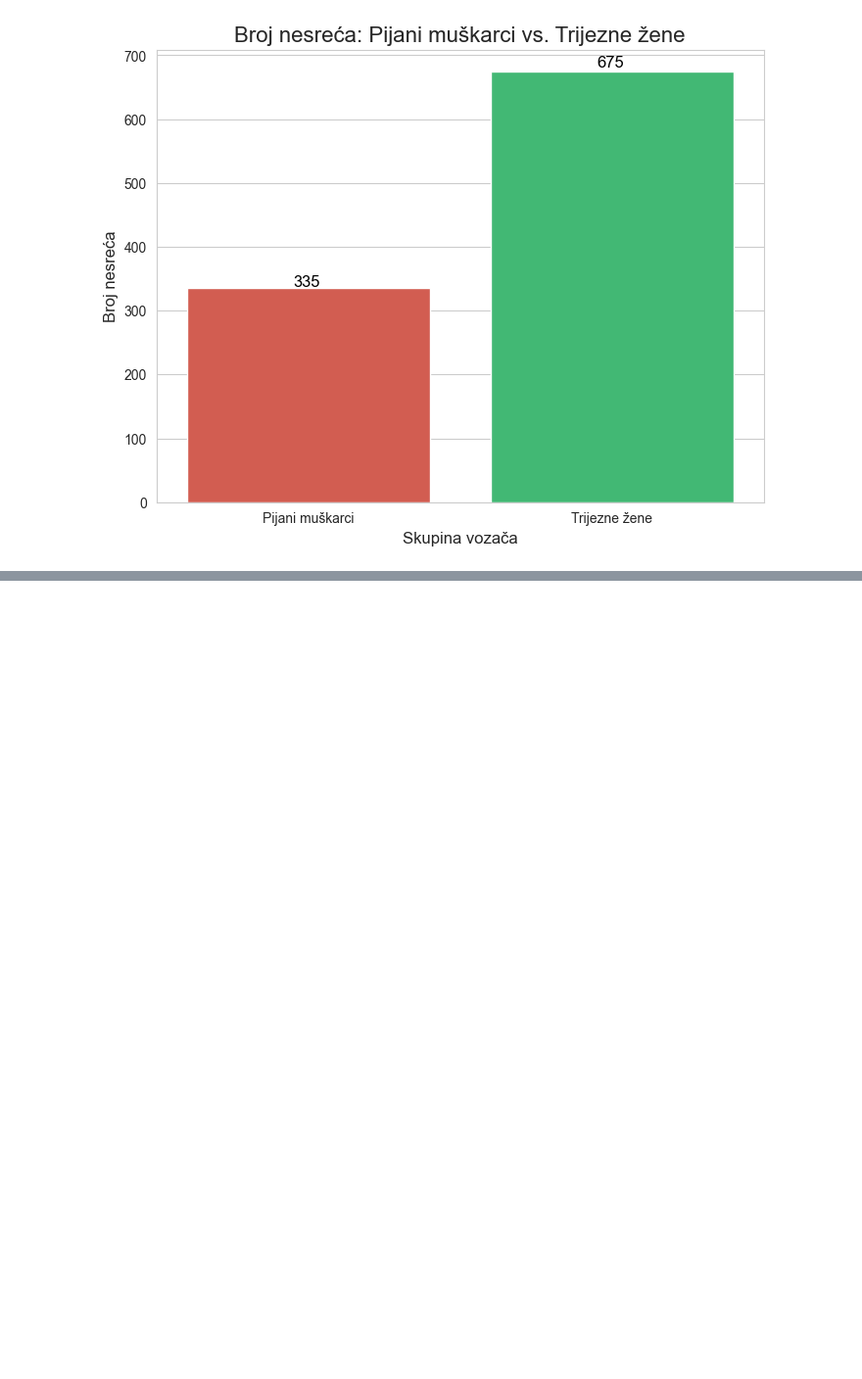
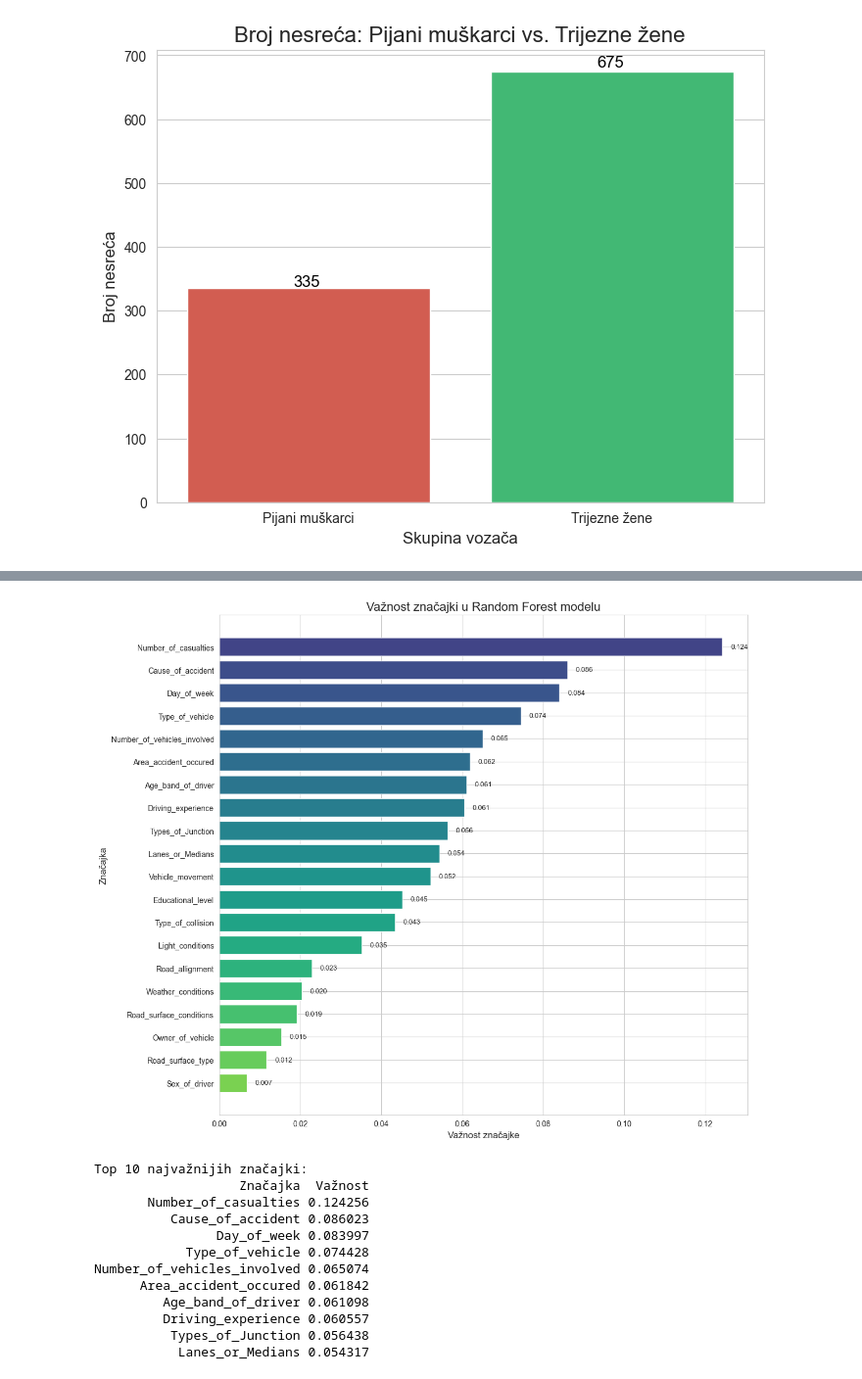
Before and after one commit to ninom5/UUPZ, a Jupyter notebook: pr4.ipynb, the cells around one changed output, grey strips where cells are left out. Shown at 98% size. Cells and saved outputs as stored; diff of their text form; code cells hidden in the pictures; blank space fills up the shorter version.

```diff
--- a/pr4.ipynb
+++ b/pr4.ipynb
@@ -618,0 +868,41 @@ Passing `palette` without assigning `hue` is deprecated and will be removed in v
+# %%
+# Važnost značajki (Feature Importance)
+feature_importance = pd.DataFrame({
+    'Značajka': df_encoded.columns,
+    'Važnost': rf_model.feature_importances_
+}).sort_values('Važnost', ascending=False)
+
+plt.figure(figsize=(12, 10))
+
+colors = plt.cm.viridis(np.linspace(0.2, 0.8, len(feature_importance)))
+
+bars = plt.barh(feature_importance['Značajka'], feature_importance['Važnost'], color=colors)
+plt.xlabel('Važnost značajke', fontsize=12)
+plt.ylabel('Značajka', fontsize=12)
+plt.title('Važnost značajki u Random Forest modelu', fontsize=16)
+plt.gca().invert_yaxis()
+
+# Dodavanje vrijednosti na stupce
+for bar, val in zip(bars, feature_importance['Važnost']):
+    plt.text(val + 0.002, bar.get_y() + bar.get_height()/2,
+             f'{val:.3f}', va='center', fontsize=9)
+
+plt.tight_layout()
+plt.show()
+
+print("\nTop 10 najvažnijih značajki:")
+print(feature_importance.head(10).to_string(index=False))
+# %% [output]
+[figure, added]
+Top 10 najvažnijih značajki:
+                   Značajka  Važnost
+       Number_of_casualties 0.124256
+          Cause_of_accident 0.086023
+                Day_of_week 0.083997
+            Type_of_vehicle 0.074428
+Number_of_vehicles_involved 0.065074
+      Area_accident_occured 0.061842
+         Age_band_of_driver 0.061098
+         Driving_experience 0.060557
+          Types_of_Junction 0.056438
+           Lanes_or_Medians 0.054317
```
Also changed, not shown: parts of 17 cells of this notebook, 8 other files.
